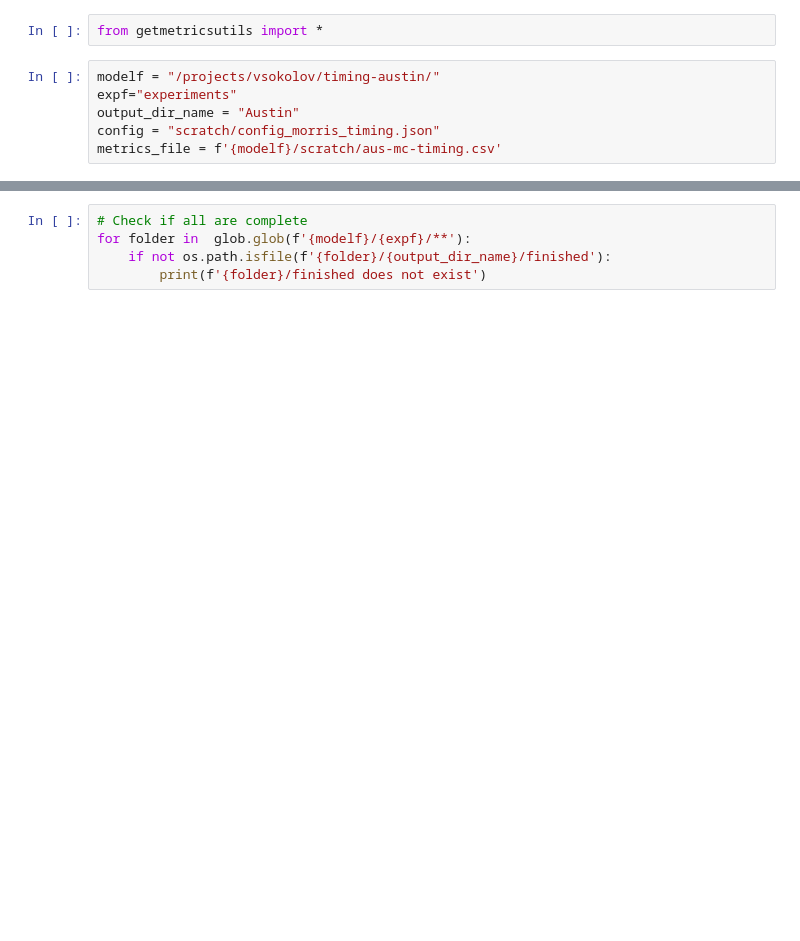
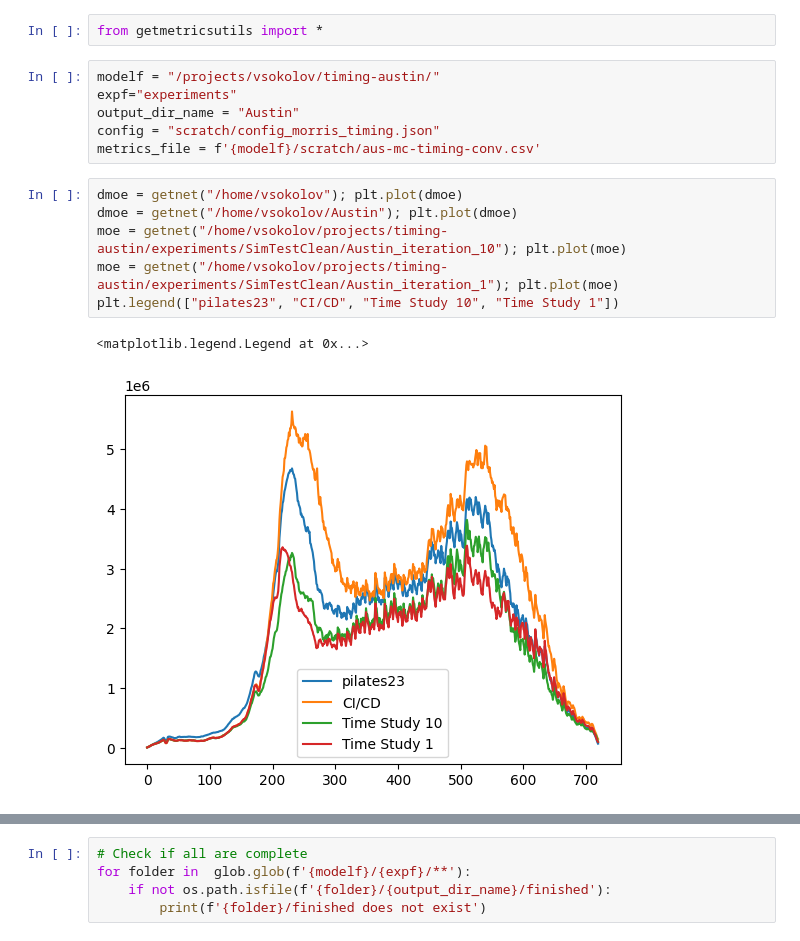
Before and after one commit to VadimSokolov/polarisopt, a Jupyter notebook: nb/get-metrics.ipynb, the cells around one changed output, grey strips where cells are left out. Drawn from its saved outputs; the diff is of its cells as text; blank space fills up the shorter version.

```diff
--- a/nb/get-metrics.ipynb
+++ b/nb/get-metrics.ipynb
@@ -5,4 +5,13 @@ modelf = "/projects/vsokolov/timing-austin/"
 expf="experiments"
 output_dir_name = "Austin"
 config = "scratch/config_morris_timing.json"
-metrics_file = f'{modelf}/scratch/aus-mc-timing.csv'
+metrics_file = f'{modelf}/scratch/aus-mc-timing-conv.csv'
+# %%
+dmoe = getnet("/home/vsokolov"); plt.plot(dmoe)
+dmoe = getnet("/home/vsokolov/Austin"); plt.plot(dmoe)
+moe = getnet("/home/vsokolov/projects/timing-austin/experiments/SimTestClean/Austin_iteration_10"); plt.plot(moe)
+moe = getnet("/home/vsokolov/projects/timing-austin/experiments/SimTestClean/Austin_iteration_1"); plt.plot(moe)
+plt.legend(["pilates23", "CI/CD", "Time Study 10", "Time Study 1"])
+# %% [output]
+<matplotlib.legend.Legend at 0x...>
+[figure, added]
```
Also changed, not shown: parts of 6 cells of this notebook, 3 other files.
